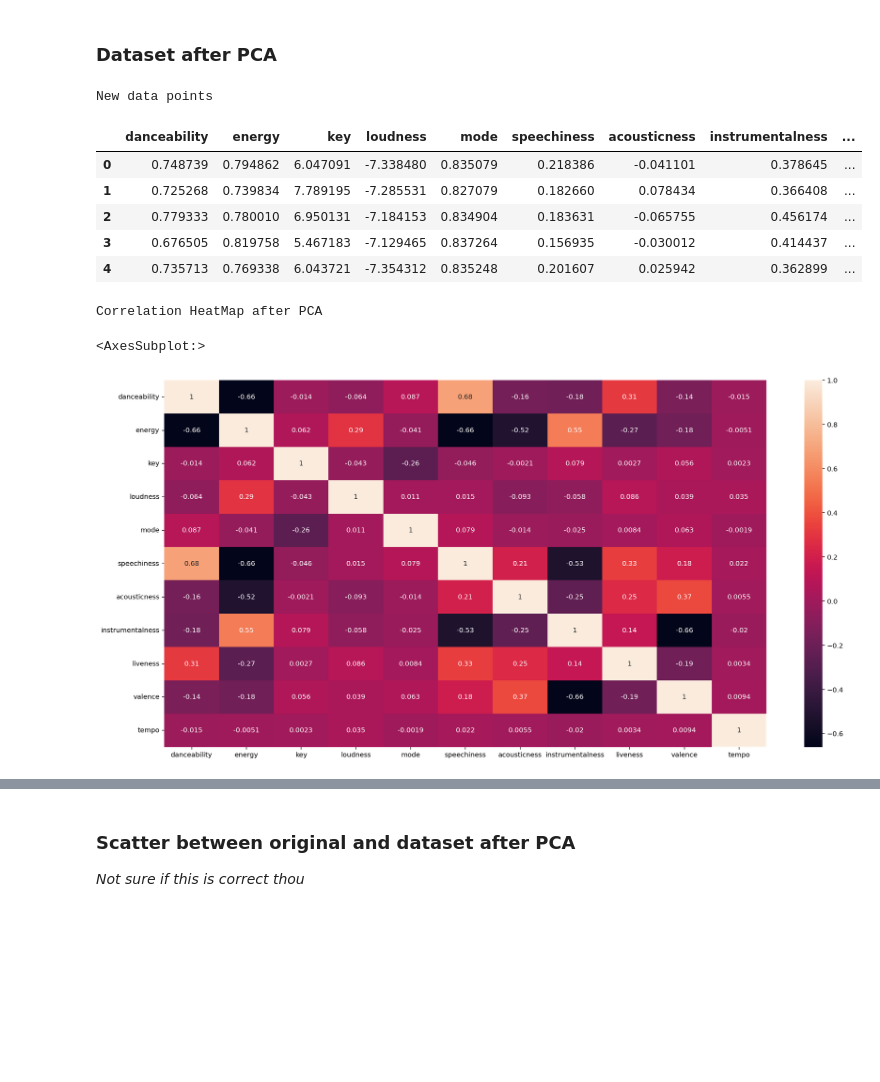
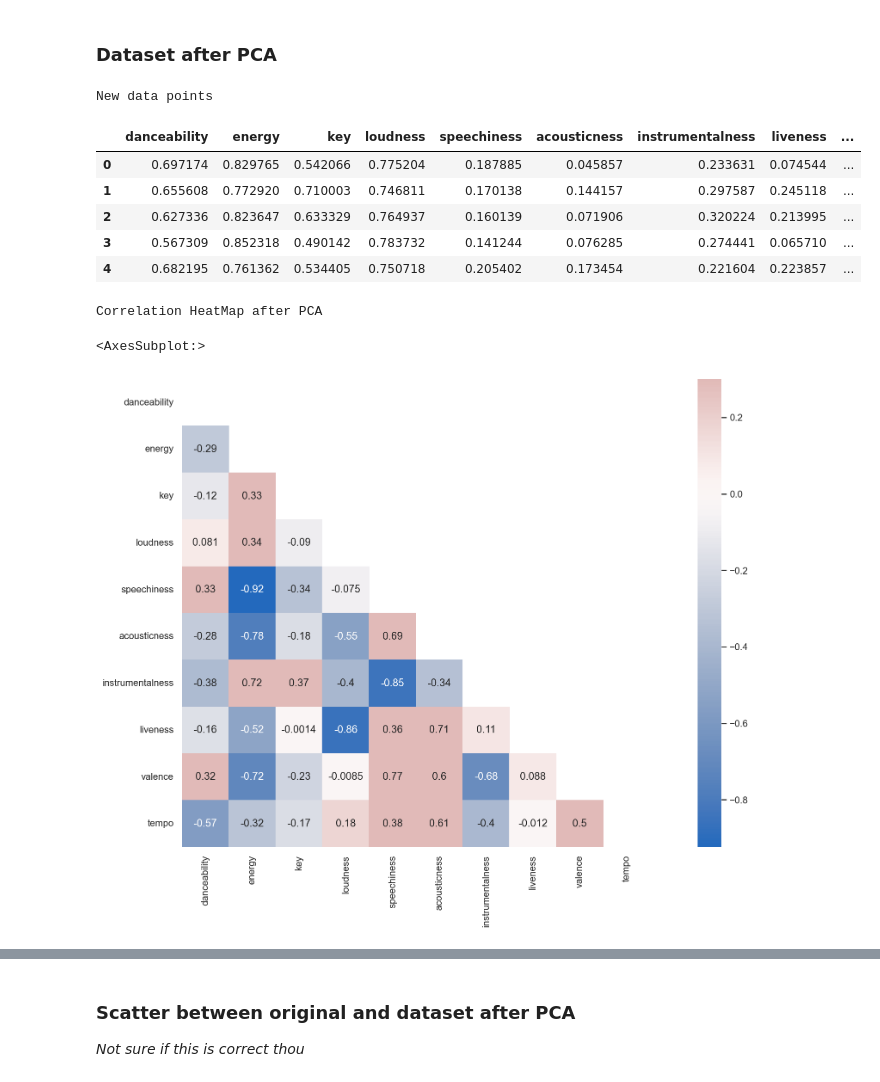
Before and after one commit to t7bui/KMean_Spotify, a Jupyter notebook: Research/research_data.ipynb, the cells around one changed output, grey strips where cells are left out. Saved outputs shown, nothing was run; the diff lists cells and outputs as text; code cells hidden in the pictures; blank space fills up the shorter version.

```diff
--- a/Research/research_data.ipynb
+++ b/Research/research_data.ipynb
@@ -33,7 +33,8 @@ Index(['danceability', 'energy', 'key', 'loudness', 'mode', 'speechiness',
 * We cluster songs based on **['danceability', 'energy', 'key', 'loudness', 'mode', 'speechiness','acousticness', 'instrumentalness', 'liveness', 'valence', 'tempo']** columns
 # %%
 # Check null items
+columns_to_drop = ['Unnamed: 0', 'title', 'uri', 'track_href', 'analysis_url', 'duration_ms','type','mode']
 spotify_dataset.isna().sum()
-spotify_dataset.drop(columns=['Unnamed: 0', 'title'],axis=1)  # Drop these two columns since we will not need them
+spotify_dataset = spotify_dataset.drop(columns=columns_to_drop,axis=1)
 spotify_dataset.head(5)
 # %% [output]
@@ -61,7 +61,7 @@ spotify_dataset.describe()
 # %% [markdown]
 Getting the columns that we need for our models later.
 # %%
-columns_cluster = ['danceability', 'energy', 'key', 'loudness', 'mode', 'speechiness', 'acousticness', 'instrumentalness', 'liveness', 'valence', 'tempo']
+columns_cluster = ['danceability', 'energy', 'key', 'loudness', 'speechiness', 'acousticness', 'instrumentalness', 'liveness', 'valence', 'tempo']
 # %% [markdown]
 ## PCA
 * Using PCA to reduce dimension
@@ -71,7 +71,8 @@ scaler = MinMaxScaler()
 
 # Getting columns that we want to find cluster
 org_cluster = spotify_dataset[columns_cluster]
-scaled_cluster = pd.DataFrame(scaler.fit_transform(org_cluster))
+org_cluster = pd.DataFrame(scaler.fit_transform(org_cluster))
+org_cluster.columns = columns_cluster
 # %%
 # Using np.stack to put into matrix form
 A = np.stack(org_cluster.values)
@@ -183,0 +177,8 @@ Correlation Heatmap with Original Data
+# %%
+print("Correlation Heatmap with Original Data")
+
+f, ax = plt.subplots(figsize=(11, 9))
+mask_1 = np.triu(np.ones_like(org_cluster.corr()))
+cmap = sns.color_palette("vlag", as_cmap=True)
+
+sns.heatmap(org_cluster.corr(), mask=mask_1, cmap=cmap, vmax=0.3, center=0, square=True, annot=True)
@@ -217,19 +222,20 @@ new_cluster_PCA.columns = columns_cluster
 new_cluster_PCA.head(5)
 # %% [output]
 New data points
-|  | danceability | energy | key | loudness | mode | speechiness | acousticness | instrumentalness | ... |
-| 0 | 0.748739 | 0.794862 | 6.047091 | -7.338480 | 0.835079 | 0.218386 | -0.041101 | 0.378645 | ... |
-| 1 | 0.725268 | 0.739834 | 7.789195 | -7.285531 | 0.827079 | 0.182660 | 0.078434 | 0.366408 | ... |
-| 2 | 0.779333 | 0.780010 | 6.950131 | -7.184153 | 0.834904 | 0.183631 | -0.065755 | 0.456174 | ... |
-| 3 | 0.676505 | 0.819758 | 5.467183 | -7.129465 | 0.837264 | 0.156935 | -0.030012 | 0.414437 | ... |
-| 4 | 0.735713 | 0.769338 | 6.043721 | -7.354312 | 0.835248 | 0.201607 | 0.025942 | 0.362899 | ... |
+|  | danceability | energy | key | loudness | speechiness | acousticness | instrumentalness | liveness | ... |
+| 0 | 0.697174 | 0.829765 | 0.542066 | 0.775204 | 0.187885 | 0.045857 | 0.233631 | 0.074544 | ... |
+| 1 | 0.655608 | 0.772920 | 0.710003 | 0.746811 | 0.170138 | 0.144157 | 0.297587 | 0.245118 | ... |
+| 2 | 0.627336 | 0.823647 | 0.633329 | 0.764937 | 0.160139 | 0.071906 | 0.320224 | 0.213995 | ... |
+| 3 | 0.567309 | 0.852318 | 0.490142 | 0.783732 | 0.141244 | 0.076285 | 0.274441 | 0.065710 | ... |
+| 4 | 0.682195 | 0.761362 | 0.534405 | 0.750718 | 0.205402 | 0.173454 | 0.221604 | 0.223857 | ... |
 # %%
 print("Correlation HeatMap after PCA")
-sns.heatmap(new_cluster_PCA.corr(), annot=True)
+mask_2 = np.triu(np.ones_like(new_cluster_PCA.corr()))
+sns.heatmap(new_cluster_PCA.corr(), mask=mask_2, cmap=cmap, vmax=0.3, center=0, square=True, annot=True)
 # %% [output]
 Correlation HeatMap after PCA
 <AxesSubplot:>
-[figure, old version]
+[figure, new version]
 # %%
 print("Looking at Histogram after running PCA")
 new_cluster_PCA.hist(bins=50, figsize=(20,10))
```
Also changed, not shown: parts of 34 cells of this notebook.
